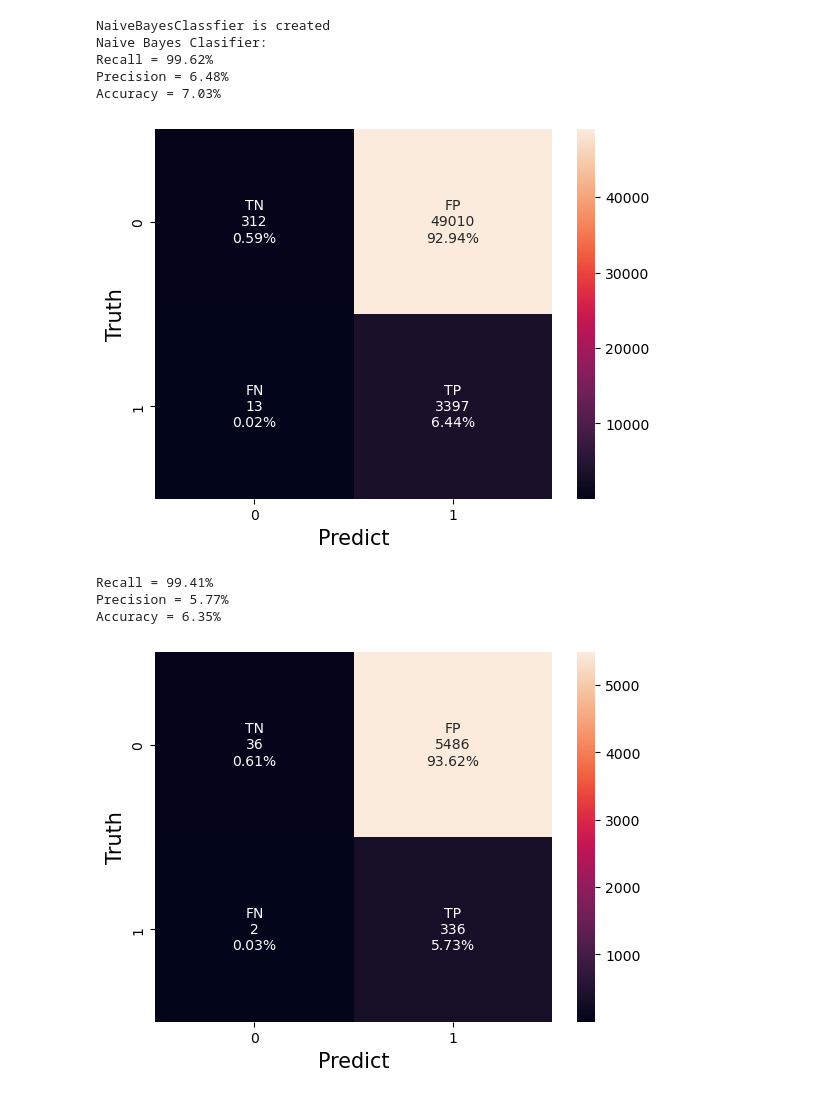
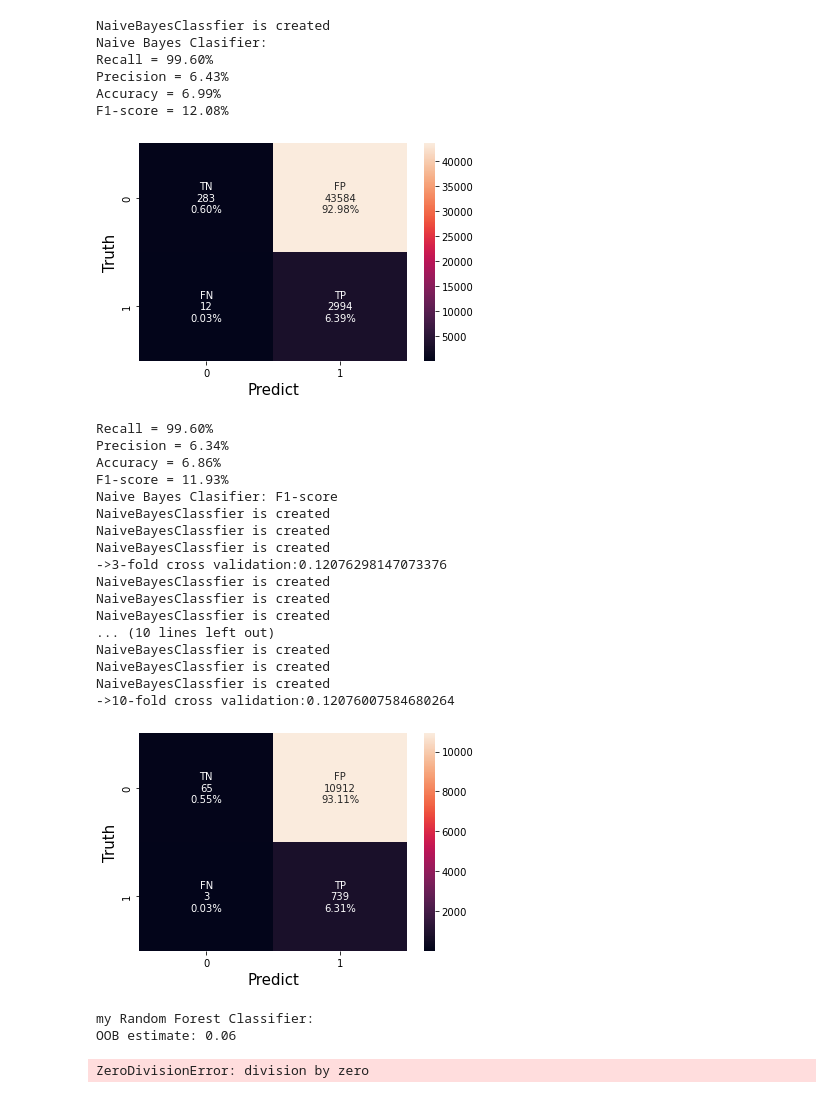
Before and after one commit to CalebThian/superviesed_learning, a Jupyter notebook: main.ipynb, the cells around one changed output. Saved outputs shown, nothing was run; the diff lists cells and outputs as text; code cells hidden in the pictures.

Commit message:
k-fold finish

```diff
--- a/main.ipynb
+++ b/main.ipynb
@@ -9,14 +9,33 @@ from utils import classify
+# %%
+k = [3,5,10]
 # %%
 clf = NaiveBayesClassifier()
-classify(clf,"Naive Bayes Clasifier")
+name = "Naive Bayes Clasifier"
+classify(clf,name)
+classify_k_fold(clf,name,k)
 # %% [output]
 NaiveBayesClassfier is created
 Naive Bayes Clasifier:
-Recall = 99.62%
-Precision = 6.48%
-Accuracy = 7.03%
+Recall = 99.60%
+Precision = 6.43%
+Accuracy = 6.99%
+F1-score = 12.08%
-[figure, old version]
+[figure, new version]
-Recall = 99.41%
-Precision = 5.77%
-Accuracy = 6.35%
+Recall = 99.60%
+Precision = 6.34%
+Accuracy = 6.86%
+F1-score = 11.93%
+Naive Bayes Clasifier: F1-score
+NaiveBayesClassfier is created
+NaiveBayesClassfier is created
+NaiveBayesClassfier is created
+->3-fold cross validation:0.12076298147073376
+NaiveBayesClassfier is created
+NaiveBayesClassfier is created
+NaiveBayesClassfier is created
+... (10 lines left out)
+NaiveBayesClassfier is created
+NaiveBayesClassfier is created
+NaiveBayesClassfier is created
+->10-fold cross validation:0.12076007584680264
-[figure, old version]
+[figure, new version]
@@ -26,2 +42,11 @@ classify(clf,"my Random Forest Classifier")
+# %%
+clf = myRandomForestClassifier()
+name = "my Random Forest Classifier"
+classify(clf,name)
+classify_k_fold(clf,name,k)
+# %% [output]
+my Random Forest Classifier:
+OOB estimate: 0.06
+ZeroDivisionError: division by zero
 # %%
 clf = RandomForestClassifier(n_estimators = 10,max_depth=3, random_state=0)
```
Also changed, not shown: parts of 7 cells of this notebook, 7 other files.
